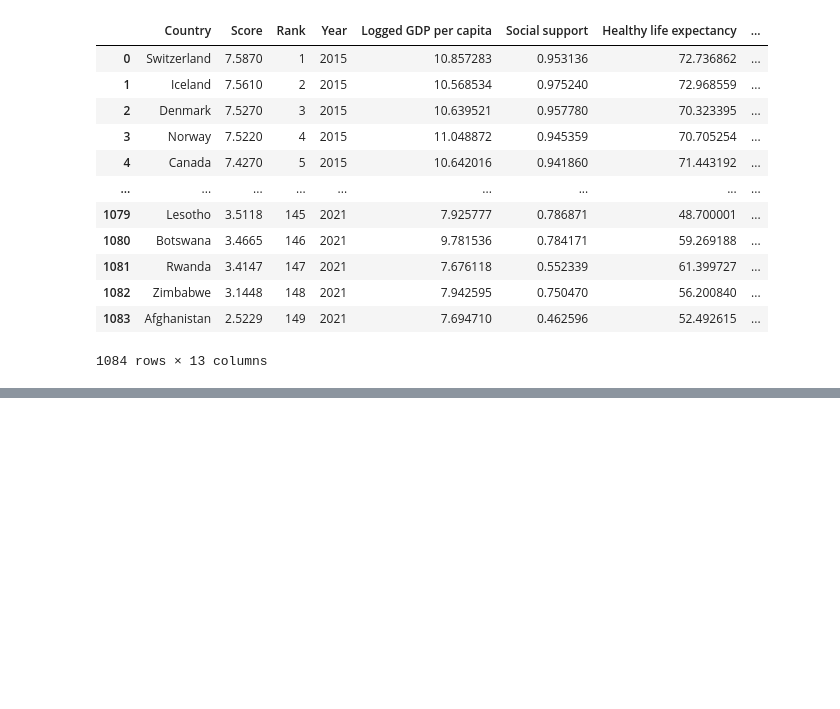
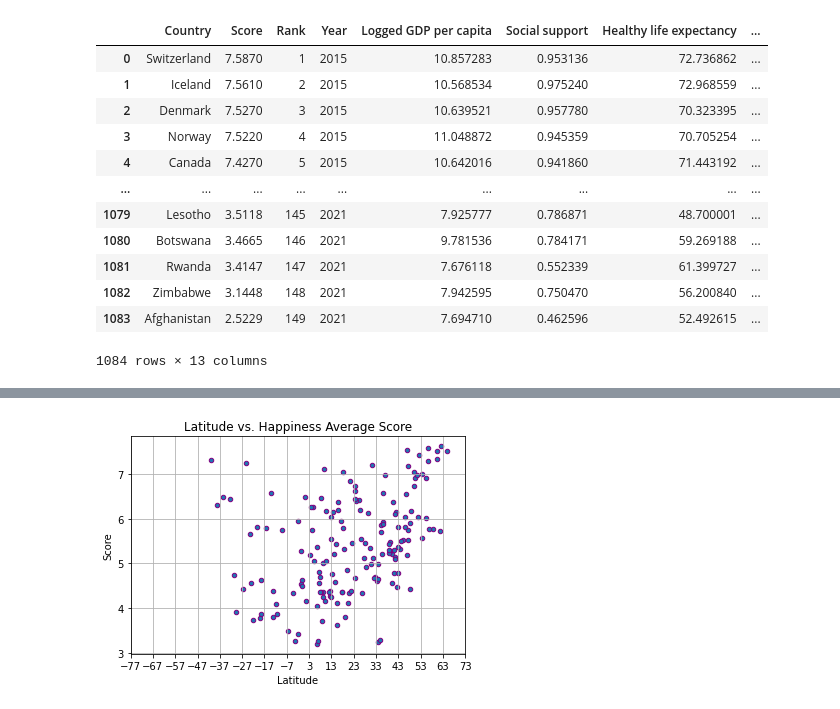
Before and after one commit to kawandag/PopulationvsHappinessData, a Jupyter notebook: Project 1 - World Happiness Long & Lat.ipynb, the cells around one changed output, grey strips where cells are left out. Saved outputs shown, nothing was run; the diff lists cells and outputs as text; code cells hidden in the pictures; blank space fills up the shorter version.

```diff
--- a/Project 1 - World Happiness Long & Lat.ipynb
+++ b/Project 1 - World Happiness Long & Lat.ipynb
@@ -339,0 +241,6 @@ NameError: name 'new_world' is not defined
+# %%
+#Create a dataframe that contains the average score and average score to use later in analysis
+
+avgNewWorld=newworldhappiness.groupby("Country").mean()
+
+avgNewWorld
@@ -339,0 +305,15 @@ NameError: name 'new_world' is not defined
+# %%
+#Scatter plot based on Latitude vs. Happiness Average Score
+
+
+avgNewWorld.plot.scatter(x="Latitude", y="Score",edgecolor="purple")
+
+plt.title ("Latitude vs. Happiness Average Score")
+plt.ylabel("Score")
+plt.xlabel("Latitude")
+plt.xticks(range(int(-77.25),int(77.55),10))
+plt.grid(True)
+
+plt.savefig("output_png/Lat2.png")
+# %% [output]
+[figure, added]
```
Also changed, not shown: parts of 35 cells of this notebook.
